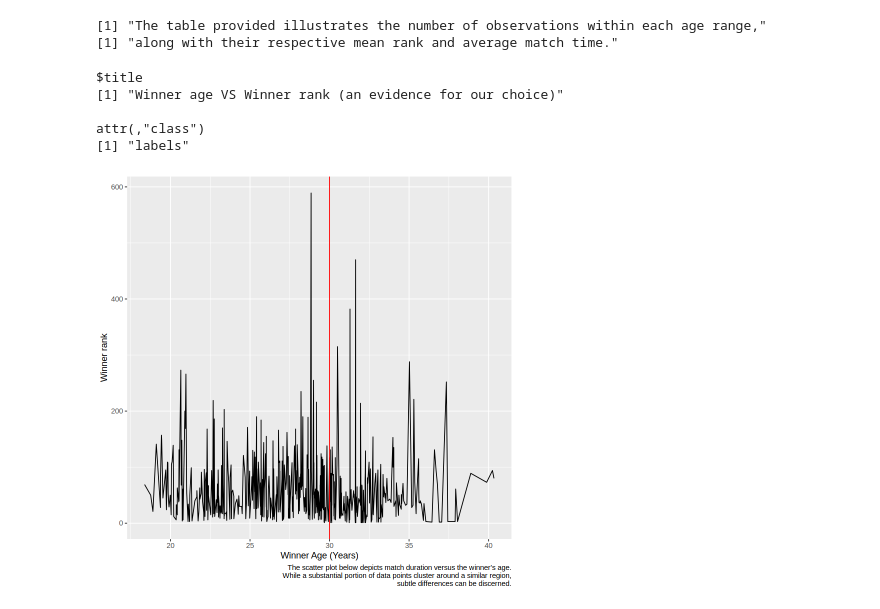
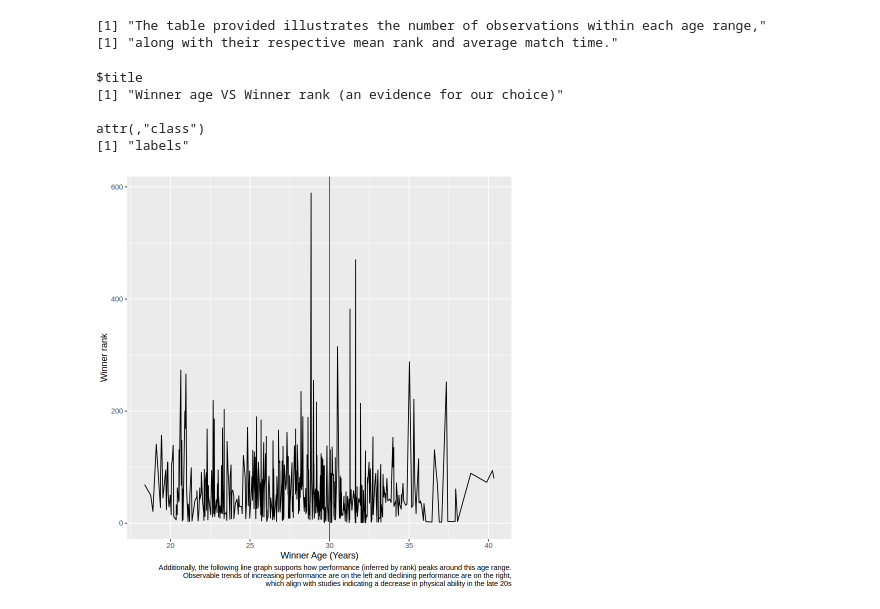
Before and after one commit to Windy-Huang/DSCI-100-009-22, a Jupyter notebook: tennis.ipynb, the cells around one changed output. Cells and saved outputs as stored; diff of their text form; code cells hidden in the pictures.

```diff
--- a/tennis.ipynb
+++ b/tennis.ipynb
@@ -144,22 +144,22 @@ A tibble: 2 × 4
 # %%
 match_plot <- tennis_training |>
     ggplot(aes(x=winner_age, y=winner_rank)) +
     geom_line() +
     geom_vline(xintercept=30, color="red") +
     labs(x="Winner Age (Years)",
          y="Winner rank",
-         caption="The scatter plot below depicts match duration versus the winner's age.
-                  While a substantial portion of data points cluster around a similar region,
-                  subtle differences can be discerned.")
+         caption="Additionally, the following line graph supports how performance (inferred by rank) peaks around this age range.
+                  Observable trends of increasing performance are on the left and declining performance are on the right,
+                  which align with studies indicating a decrease in physical ability in the late 20s")
     ggtitle("Winner age VS Winner rank (an evidence for our choice)")
 match_plot
 # %% [output]
 $title
 [1] "Winner age VS Winner rank (an evidence for our choice)"
 
 attr(,"class")
 [1] "labels"
-[figure, old version]
+[figure, new version]
 # %%
 tennis_plot <- tennis_training |>
     ggplot(aes(x=minutes, y=winner_rank, color=age)) +
```
Also changed, not shown: parts of 1 cell of this notebook.
